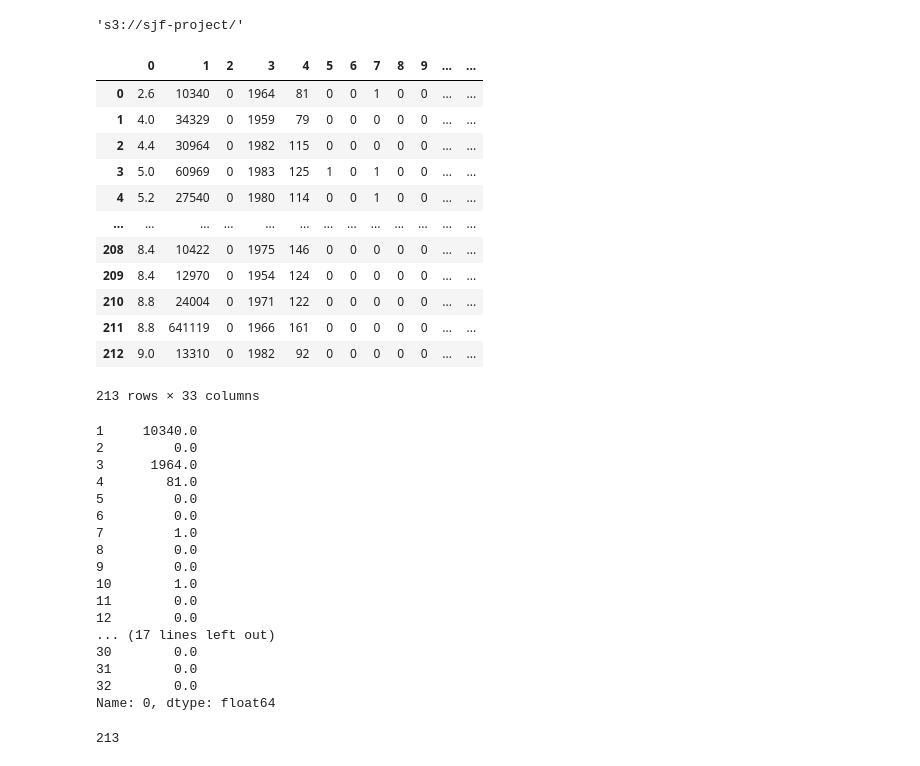
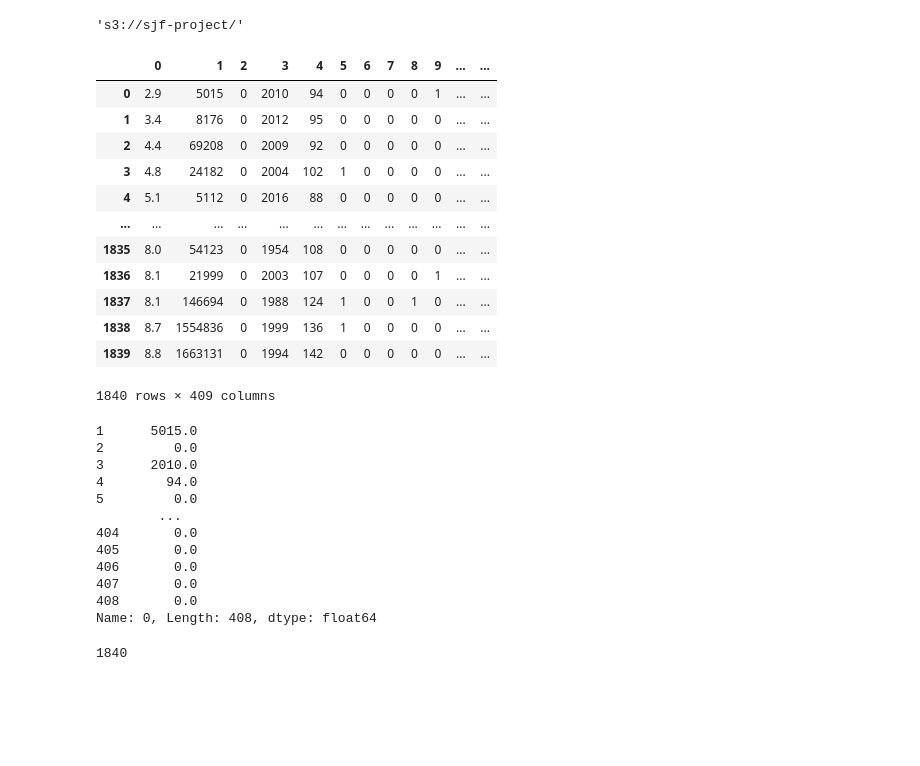
Before and after one commit to jgo-DA/Project-Movies_Team-Darmstadt, a Jupyter notebook: SageMaker model engine.ipynb, the cells around one changed output. Cells and saved outputs as stored; diff of their text form; code cells hidden in the pictures; blank space fills up the shorter version.

```diff
--- a/SageMaker model engine.ipynb
+++ b/SageMaker model engine.ipynb
@@ -159,49 +208,44 @@ s3_path
 # %%
 # Import the validate dataset into a dataframe
 
 import pandas as pd
 
-validate_df = pd.read_csv(f"{s3_path}valid_sample.csv", header=None)
+validate_df = pd.read_csv(f"{s3_path}{Valid}", header=None)
 display(validate_df)
 # %% [output]
 |  | 0 | 1 | 2 | 3 | 4 | 5 | 6 | 7 | 8 | 9 | ... | ... |
-| 0 | 2.6 | 10340 | 0 | 1964 | 81 | 0 | 0 | 1 | 0 | 0 | ... | ... |
-| 1 | 4.0 | 34329 | 0 | 1959 | 79 | 0 | 0 | 0 | 0 | 0 | ... | ... |
-| 2 | 4.4 | 30964 | 0 | 1982 | 115 | 0 | 0 | 0 | 0 | 0 | ... | ... |
-| 3 | 5.0 | 60969 | 0 | 1983 | 125 | 1 | 0 | 1 | 0 | 0 | ... | ... |
-| 4 | 5.2 | 27540 | 0 | 1980 | 114 | 0 | 0 | 1 | 0 | 0 | ... | ... |
+| 0 | 2.9 | 5015 | 0 | 2010 | 94 | 0 | 0 | 0 | 0 | 1 | ... | ... |
+| 1 | 3.4 | 8176 | 0 | 2012 | 95 | 0 | 0 | 0 | 0 | 0 | ... | ... |
+| 2 | 4.4 | 69208 | 0 | 2009 | 92 | 0 | 0 | 0 | 0 | 0 | ... | ... |
+| 3 | 4.8 | 24182 | 0 | 2004 | 102 | 1 | 0 | 0 | 0 | 0 | ... | ... |
+| 4 | 5.1 | 5112 | 0 | 2016 | 88 | 0 | 0 | 0 | 0 | 0 | ... | ... |
 | ... | ... | ... | ... | ... | ... | ... | ... | ... | ... | ... | ... | ... |
-| 208 | 8.4 | 10422 | 0 | 1975 | 146 | 0 | 0 | 0 | 0 | 0 | ... | ... |
-| 209 | 8.4 | 12970 | 0 | 1954 | 124 | 0 | 0 | 0 | 0 | 0 | ... | ... |
-| 210 | 8.8 | 24004 | 0 | 1971 | 122 | 0 | 0 | 0 | 0 | 0 | ... | ... |
-| 211 | 8.8 | 641119 | 0 | 1966 | 161 | 0 | 0 | 0 | 0 | 0 | ... | ... |
-| 212 | 9.0 | 13310 | 0 | 1982 | 92 | 0 | 0 | 0 | 0 | 0 | ... | ... |
+| 1835 | 8.0 | 54123 | 0 | 1954 | 108 | 0 | 0 | 0 | 0 | 0 | ... | ... |
+| 1836 | 8.1 | 21999 | 0 | 2003 | 107 | 0 | 0 | 0 | 0 | 1 | ... | ... |
+| 1837 | 8.1 | 146694 | 0 | 1988 | 124 | 1 | 0 | 0 | 1 | 0 | ... | ... |
+| 1838 | 8.7 | 1554836 | 0 | 1999 | 136 | 1 | 0 | 0 | 0 | 0 | ... | ... |
+| 1839 | 8.8 | 1663131 | 0 | 1994 | 142 | 0 | 0 | 0 | 0 | 0 | ... | ... |
-213 rows × 33 columns
+1840 rows × 409 columns
 # %%
 validate_df.iloc[0, 1:]
 # %% [output]
-1     10340.0
+1      5015.0
 2         0.0
-3      1964.0
-4        81.0
+3      2010.0
+4        94.0
 5         0.0
-6         0.0
-7         1.0
-8         0.0
-9         0.0
-10        1.0
-11        0.0
-12        0.0
-... (17 lines left out)
-30        0.0
-31        0.0
-32        0.0
-Name: 0, dtype: float64
+        ...
+404       0.0
+405       0.0
+406       0.0
+407       0.0
+408       0.0
+Name: 0, Length: 408, dtype: float64
 # %%
-prediction = xgb_predictor.predict(validate_df.iloc[0:, 1:].values)
+prediction = Predictor.predict(validate_df.iloc[0:, 1:].values)
 len(prediction[0])
 # %% [output]
-213
+1840
 # %%
 y_true = validate_df[0].values
 display(y_true)
```
Also changed, not shown: parts of 26 cells of this notebook, 1 other file.
